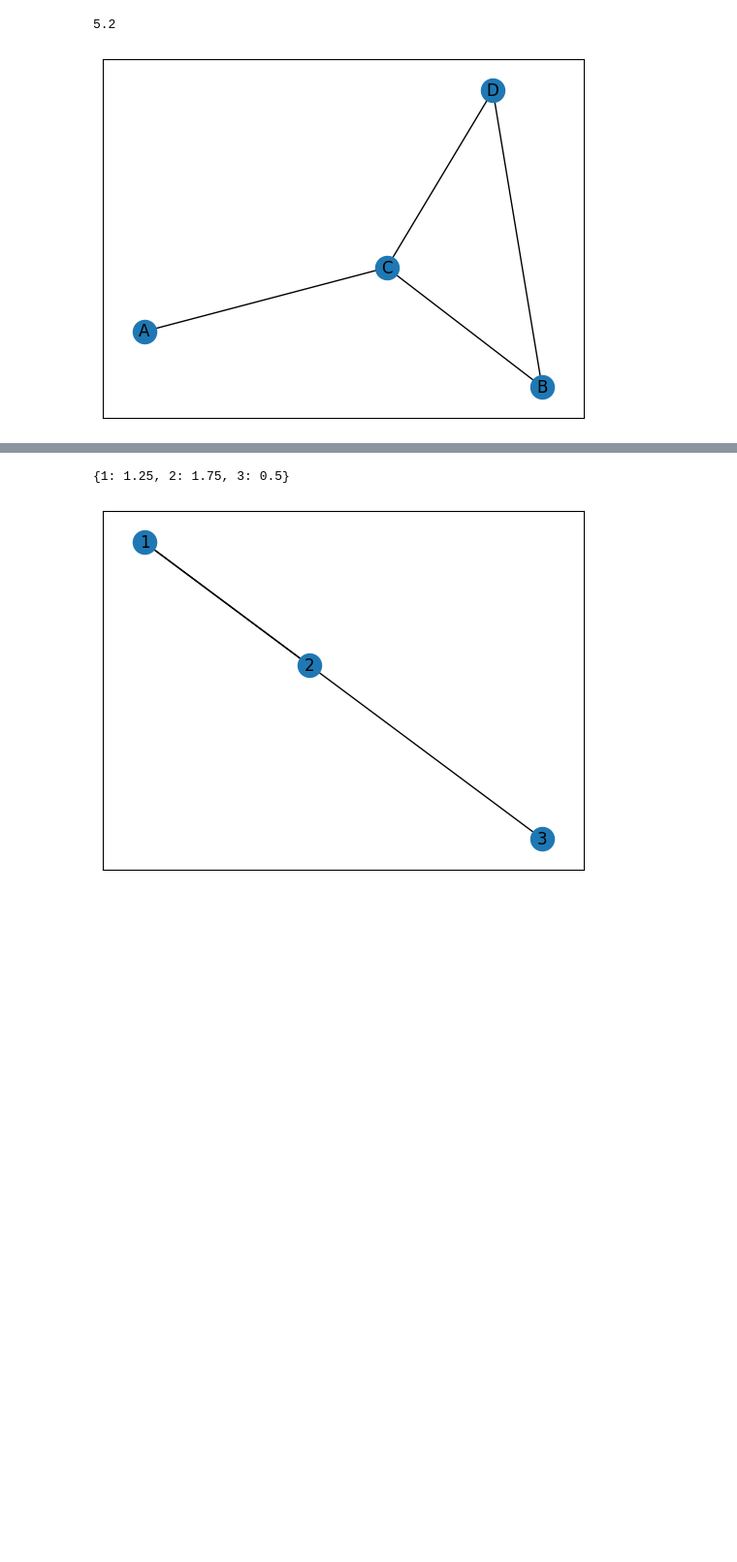
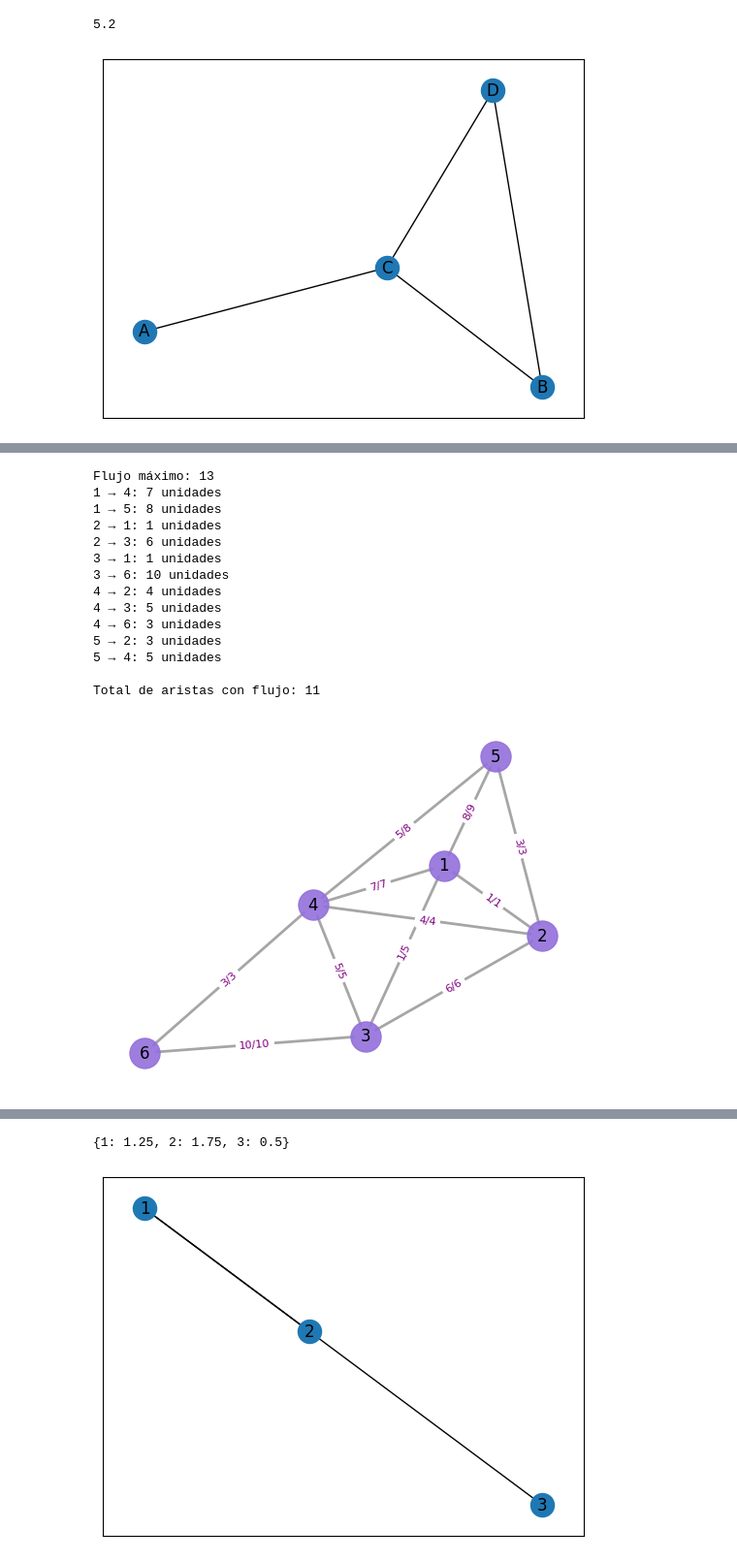
Before and after one commit to VilchisKarla/Investigacion-de-Operaciones, a Jupyter notebook: ModeloRedes.ipynb, the cells around one changed output, grey strips where cells are left out. Shown at 97% size. Cells and saved outputs as stored; diff of their text form; code cells hidden in the pictures; blank space fills up the shorter version.

```diff
--- a/ModeloRedes.ipynb
+++ b/ModeloRedes.ipynb
@@ -200 +340,80 @@ nx.draw_networkx(K)
+# %%
+#importamos las paqueterías necesarias
+import networkx as nx
+import matplotlib.pyplot as plt
+#definimos el tipo de grafo
+FM = nx.Graph()
+#agregamos los nodos con su capacidad de flujo
+FM.add_edges_from(
+    [
+        (1, 2, {"capacity": 1}),
+        (1, 4, {"capacity": 7}),
+        (1, 5, {"capacity": 9}),
+        (1, 3, {"capacity": 5}),
+        (2, 5, {"capacity": 3}),
+        (2, 3, {"capacity": 6}),
+        (2, 4, {"capacity": 4}),
+        (3, 6, {"capacity": 10}),
+        (3, 4, {"capacity": 5}),
+        (4, 5, {"capacity": 8}),
+        (4, 6, {"capacity": 3}),
+    ]
+)
+#determina el flujo máximo del grafo, dado los nodos iniciales y finales que se indiquen
+flow_value, flow_dict = nx.maximum_flow(FM, 1, 6)
+print(f"Flujo máximo: {flow_value}")
+# Lista de todas las aristas con flujo
+flujo_recorrido = []
+for u in sorted(flow_dict.keys()):
+    for v in sorted(flow_dict[u].keys()):
+        if flow_dict[u][v] > 0:
+            flujo_recorrido.append((u, v, flow_dict[u][v]))
+            print(f"{u} → {v}: {flow_dict[u][v]} unidades")
+
+print(f"\nTotal de aristas con flujo: {len(flujo_recorrido)}")
+# Diseño del grafo
+pos = nx.spring_layout(FM, seed=42)
+
+# Dibujar nodos
+nx.draw_networkx_nodes(FM, pos, node_color='mediumpurple',
+                      node_size=500, alpha=0.9)
+
+# Visualizar etiquetas de nodos
+nx.draw_networkx_labels(FM, pos, font_size=12)
+
+# Dibujar aristas con etiquetas de capacidad y flujo
+edge_labels = {}
+for u in FM.nodes():
+    for v in FM.nodes():
+        if FM.has_edge(u, v):
+            capacity = FM[u][v]['capacity']
+            # Obtener el flujo (puede ser en cualquier dirección para grafos no dirigidos)
+            flow = flow_dict.get(u, {}).get(v, 0) or flow_dict.get(v, {}).get(u, 0)
+            edge_labels[(u, v)] = f'{flow}/{capacity}'
+# Visualizar las aristas
+nx.draw_networkx_edges(FM, pos, edge_color='gray',
+                      width=2, alpha=0.7, arrows=True)
+
+# Visualizar las etiquetas de aristas
+nx.draw_networkx_edge_labels(FM, pos, edge_labels=edge_labels,
+                           font_color='purple', font_size=8)
+
+plt.axis('off')
+plt.show()
+# %% [output]
+Flujo máximo: 13
+1 → 4: 7 unidades
+1 → 5: 8 unidades
+2 → 1: 1 unidades
+2 → 3: 6 unidades
+3 → 1: 1 unidades
+3 → 6: 10 unidades
+4 → 2: 4 unidades
+4 → 3: 5 unidades
+4 → 6: 3 unidades
+5 → 2: 3 unidades
+5 → 4: 5 unidades
+
+Total de aristas con flujo: 11
+[figure, added]
 # %% [markdown]
```
Also changed, not shown: parts of 10 cells of this notebook.
